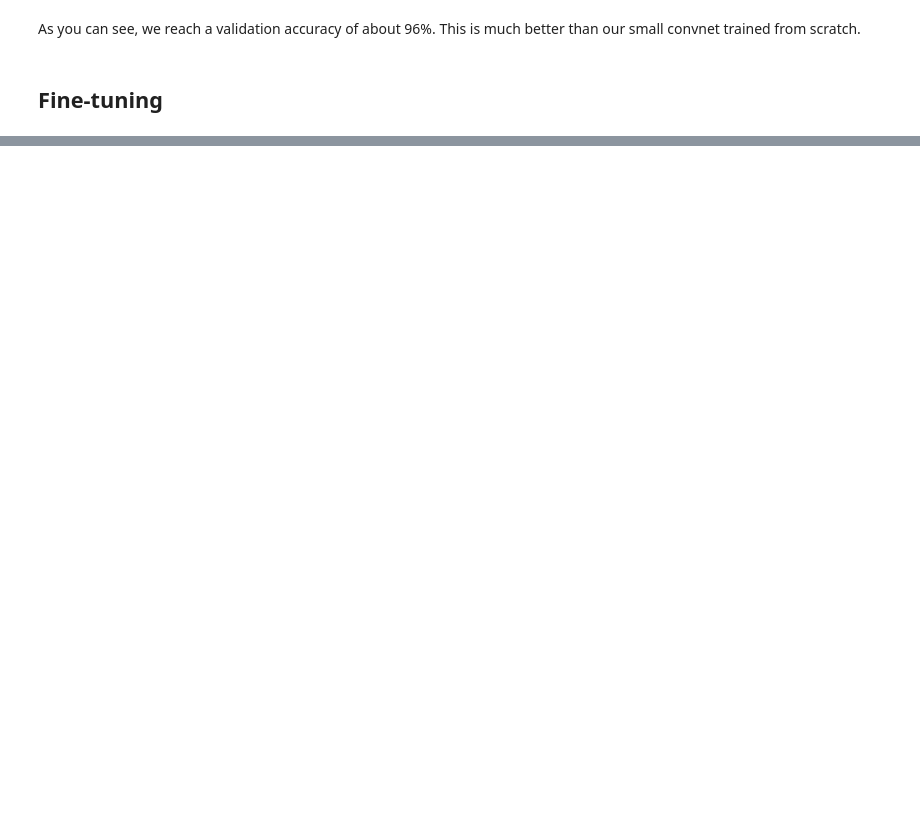
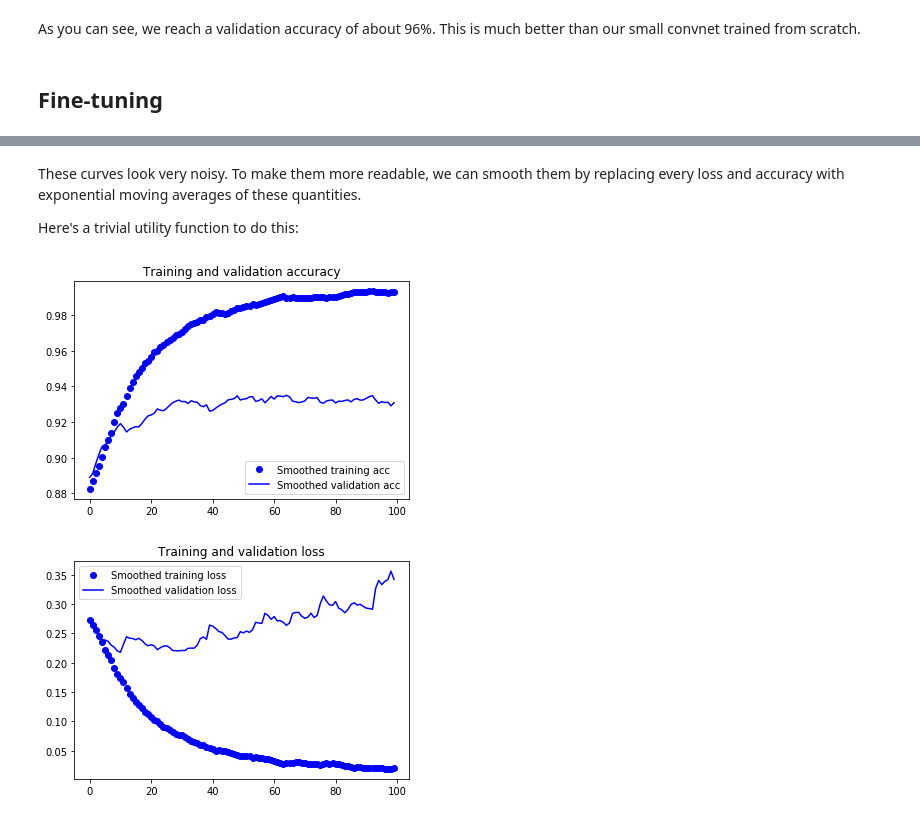
Before and after one commit to rahiakela/deep-learning-with-python-francois-chollet, a Jupyter notebook: 3_using_pre_trained_convnet_for_small_dataset.ipynb, the cells around one changed output, grey strips where cells are left out. Saved outputs shown, nothing was run; the diff lists cells and outputs as text; code cells hidden in the pictures; blank space fills up the shorter version.

```diff
--- a/3_using_pre_trained_convnet_for_small_dataset.ipynb
+++ b/3_using_pre_trained_convnet_for_small_dataset.ipynb
@@ -544,0 +665,31 @@ As you can see, we reach a validation accuracy of about 96%. This is much better
+# %% [markdown]
+These curves look very noisy. To make them more readable, we can smooth them by replacing every loss and accuracy with exponential moving averages of these quantities.
+
+Here's a trivial utility function to do this:
+# %%
+def smooth_curve(points, factor=0.8):
+  smoothed_points = []
+  for point in points:
+    if smoothed_points:
+      previous = smoothed_points[-1]
+      smoothed_points.append(previous * factor + point * (1 - factor))
+    else:
+      smoothed_points.append(point)
+  return smoothed_points
+
+plt.plot(epochs, smooth_curve(acc), 'bo', label='Smoothed training acc')
+plt.plot(epochs, smooth_curve(val_acc), 'b', label='Smoothed validation acc')
+plt.title('Training and validation accuracy')
+plt.legend()
+
+plt.figure()
+
+plt.plot(epochs, smooth_curve(loss), 'bo', label='Smoothed training loss')
+plt.plot(epochs, smooth_curve(val_loss), 'b', label='Smoothed validation loss')
+plt.title('Training and validation loss')
+plt.legend()
+
+plt.show()
+# %% [output]
+[figure, added]
+[figure, added]
```
Also changed, not shown: parts of 24 cells of this notebook.
